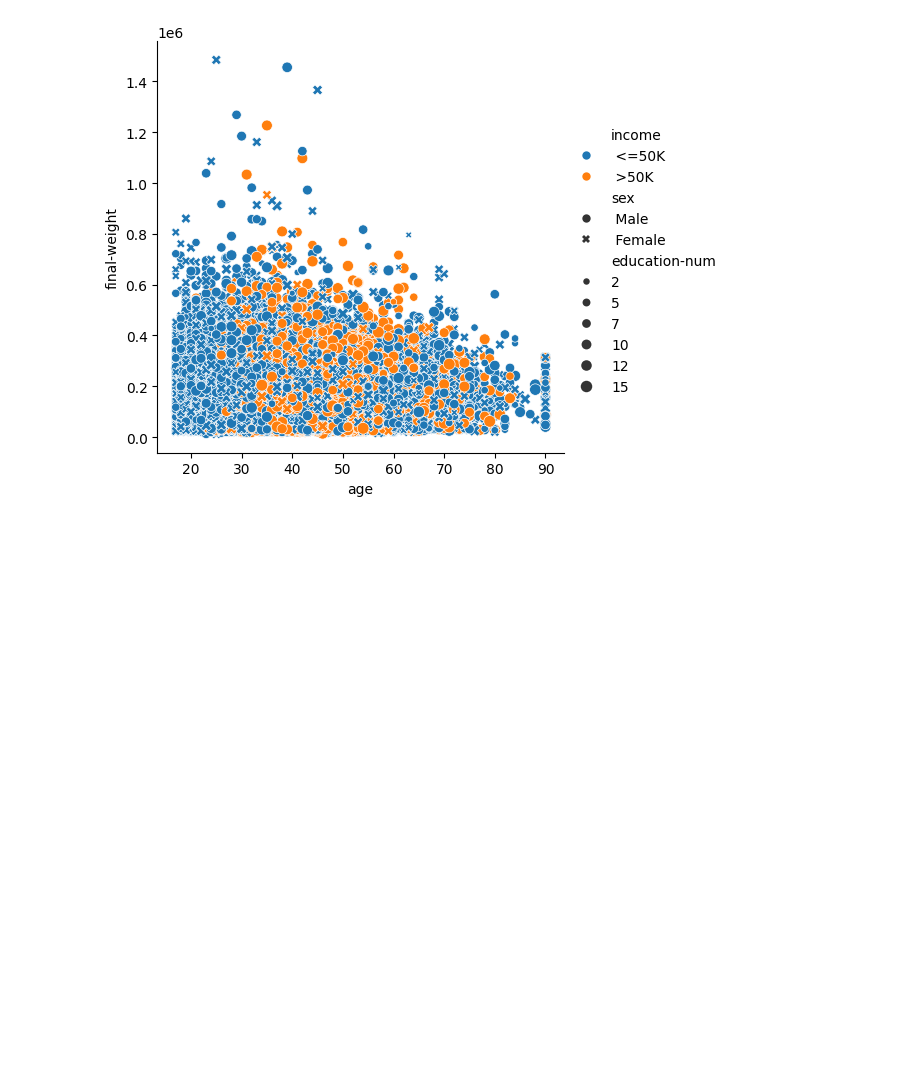
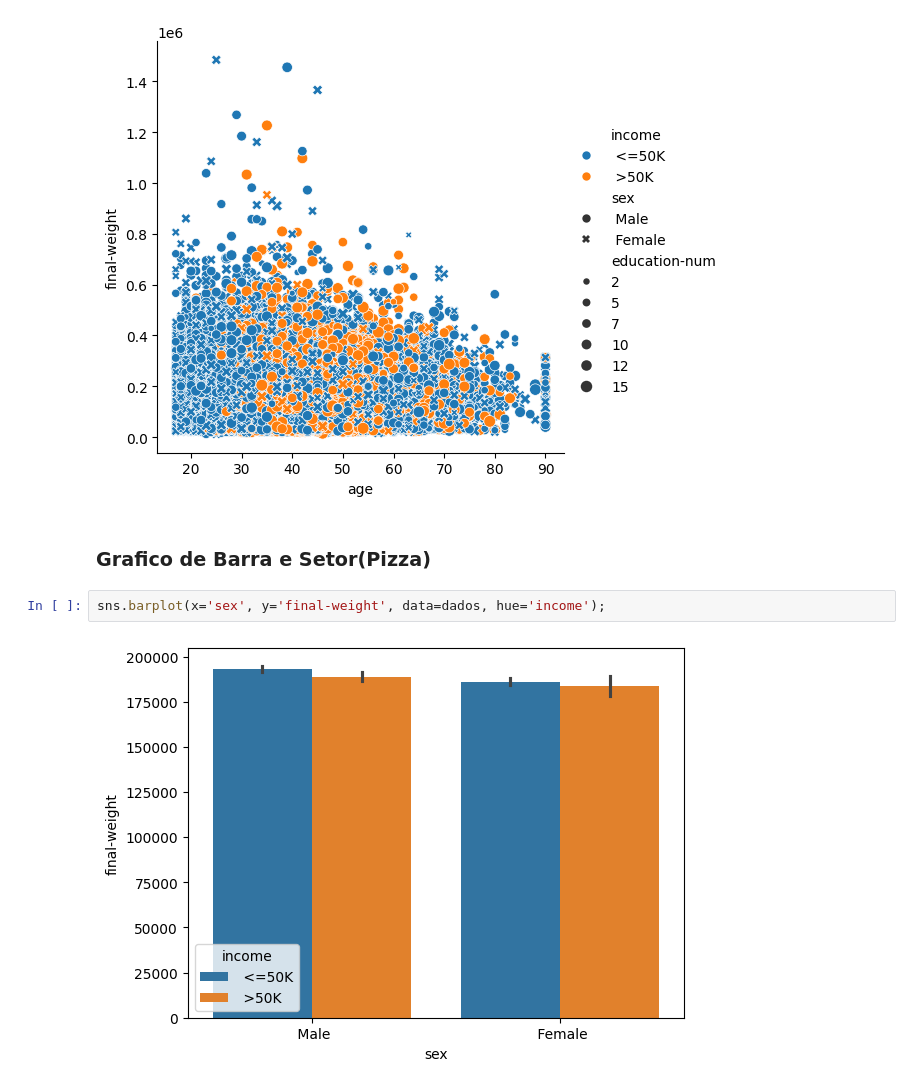
Before and after one commit to HammadN98/Curso_Estatistica, a Jupyter notebook: S10Graficos.ipynb, the cells around one changed output. Saved outputs shown, nothing was run; the diff lists cells and outputs as text; blank space fills up the shorter version.

```diff
--- a/S10Graficos.ipynb
+++ b/S10Graficos.ipynb
@@ -31,3 +31,9 @@ sns.relplot(x='age', y='final-weight', data=dados,
 # %% [output]
 <seaborn.axisgrid.FacetGrid at 0x...>
 [figure]
+# %% [markdown]
+### Grafico de Barra e Setor(Pizza)
+# %%
+sns.barplot(x='sex', y='final-weight', data=dados, hue='income');
+# %% [output]
+[figure, added]
```
Also changed, not shown: parts of 3 cells of this notebook.
